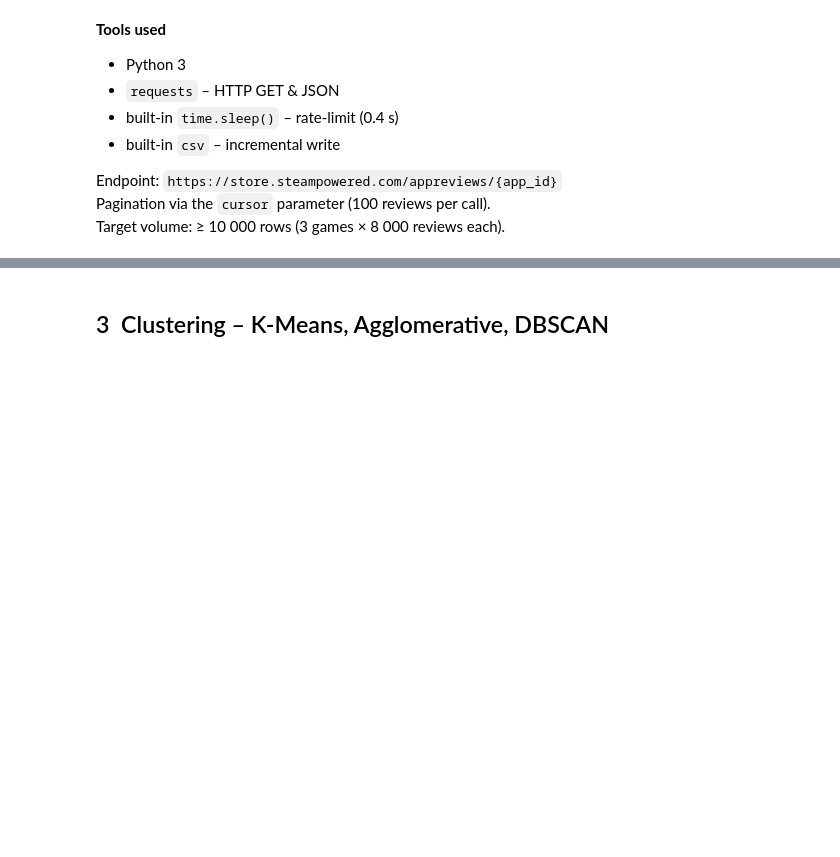
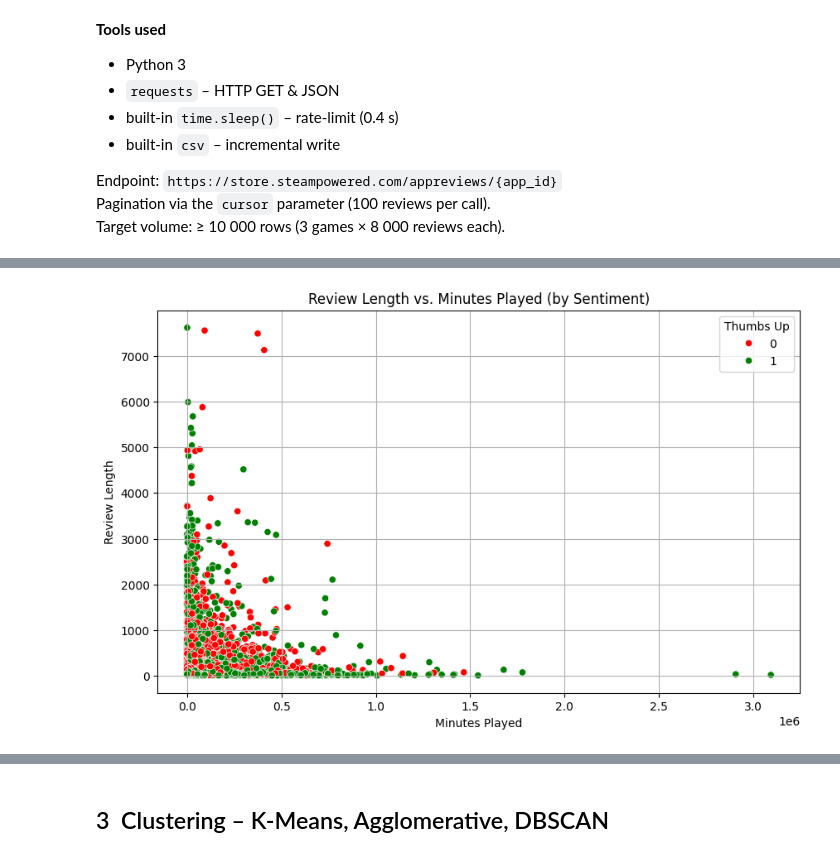
Before and after one commit to lior-benjman/DataSC-Essences, a Jupyter notebook: steam_full_pipeline.ipynb, the cells around one changed output, grey strips where cells are left out. Saved outputs shown, nothing was run; the diff lists cells and outputs as text; code cells hidden in the pictures; blank space fills up the shorter version.

```diff
--- a/steam_full_pipeline.ipynb
+++ b/steam_full_pipeline.ipynb
@@ -142,0 +179,12 @@ plt.show()
+# %%
+import seaborn as sns
+plt.figure(figsize=(10,6))
+sns.scatterplot(x="minutes_played", y="len", hue="thumbs_up", data=df, palette=["red", "green"])
+plt.title("Review Length vs. Minutes Played (by Sentiment)")
+plt.xlabel("Minutes Played")
+plt.ylabel("Review Length")
+plt.grid(True)
+plt.legend(title="Thumbs Up")
+plt.show()
+# %% [output]
+[figure, added]
```
Also changed, not shown: parts of 30 cells of this notebook, 4 other files.
